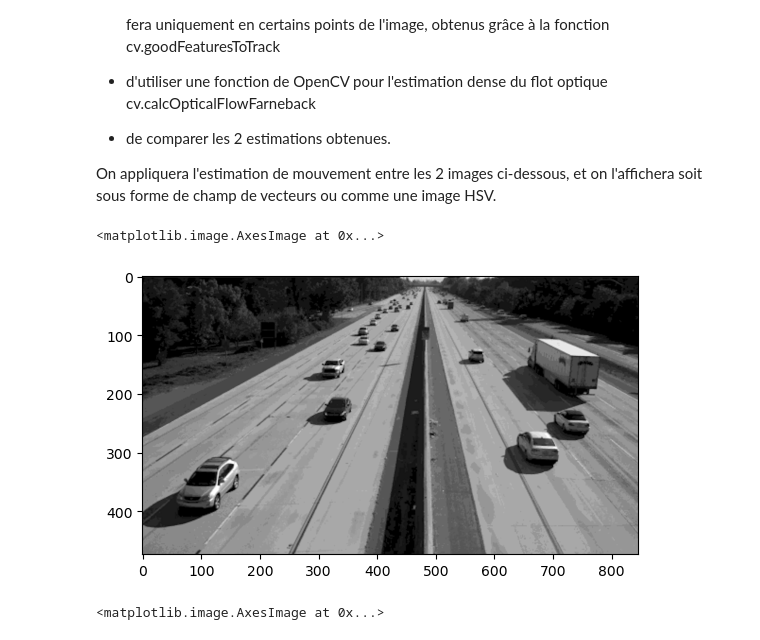
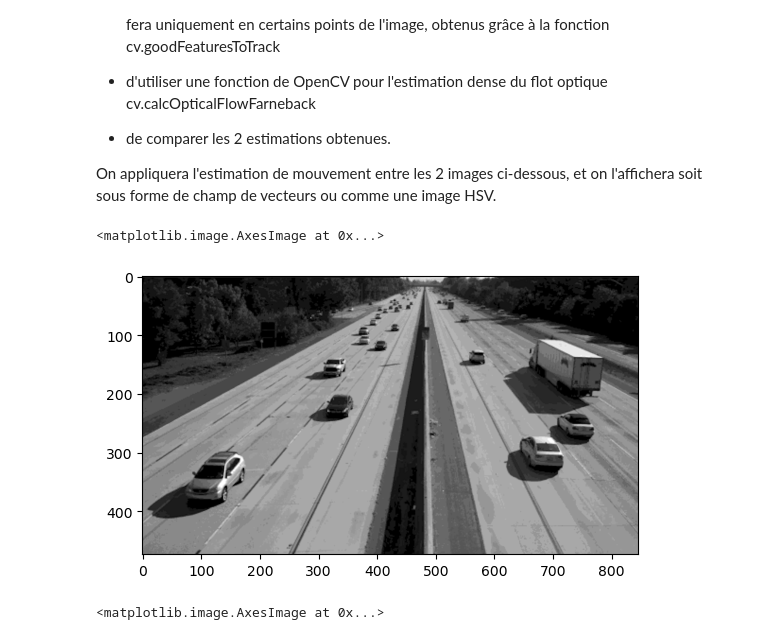
Before and after one commit to Souniz/TPSD_S6, a Jupyter notebook: TAI/PJean/FlowOptique.ipynb, the cells around one changed output. Cells and saved outputs as stored; diff of their text form; code cells hidden in the pictures.

Commit message:
TP Image FlotOPv1

```diff
--- a/TAI/PJean/FlowOptique.ipynb
+++ b/TAI/PJean/FlowOptique.ipynb
@@ -13,10 +13,10 @@ import matplotlib.pyplot as plt
 import numpy as np
 import cv2 as cv
 # %%
-img1=cv.imread('frame2.png')
+img1=cv.imread('frame1.png')
 img1 = cv.cvtColor(img1,cv.COLOR_BGR2GRAY)
 plt.imshow(img1,cmap='gray')
 # %% [output]
 <matplotlib.image.AxesImage at 0x...>
-[figure, old version]
+[figure, new version]
 # %%
```
Also changed, not shown: parts of 12 cells of this notebook, 4 other files.
